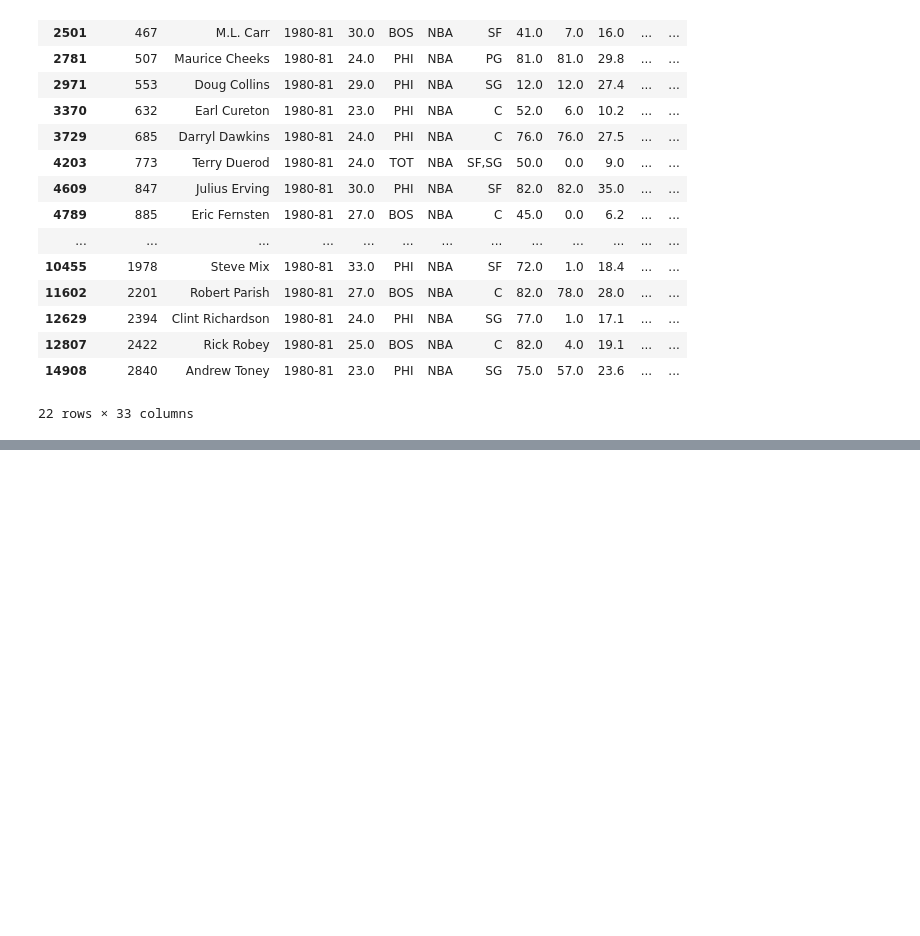
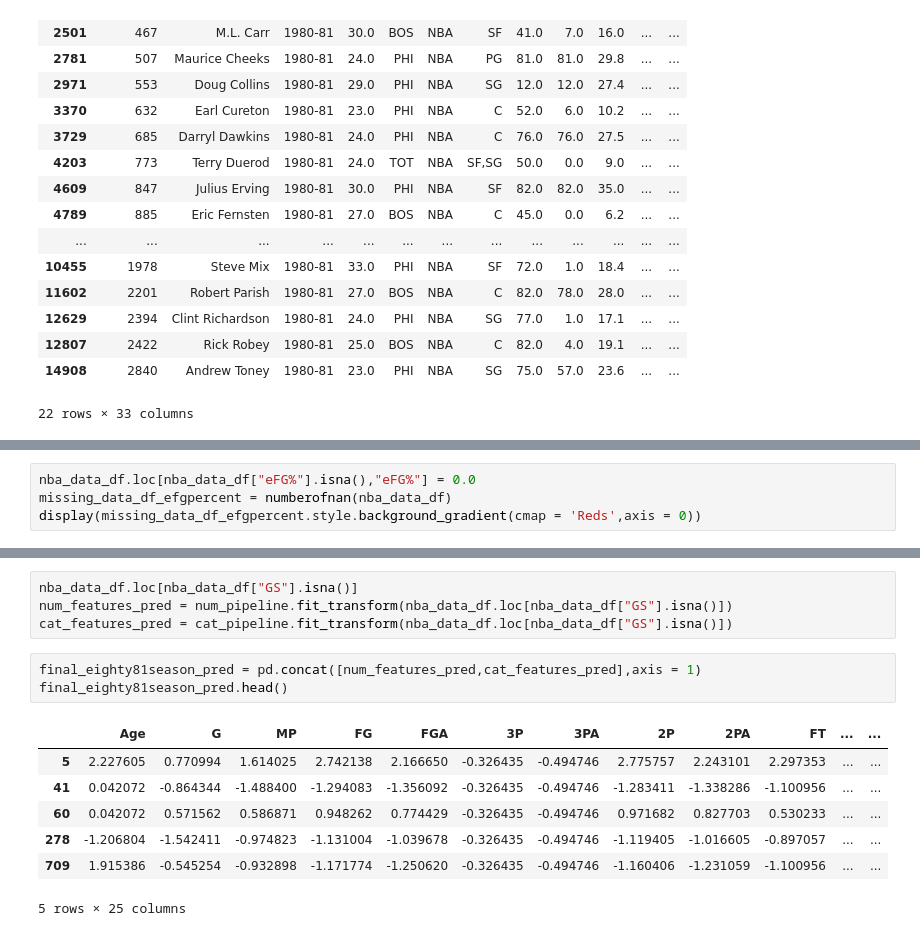
Before and after one commit to Pasindu19970808/NBAData, a Jupyter notebook: NBA_EDA.ipynb, the cells around one changed output, grey strips where cells are left out. Cells and saved outputs as stored; diff of their text form; blank space fills up the shorter version.

```diff
--- a/NBA_EDA.ipynb
+++ b/NBA_EDA.ipynb
@@ -777,0 +851,4 @@ nba_data_df["3P"].std()
+# %%
+nba_data_df.loc[nba_data_df["eFG%"].isna(),"eFG%"] = 0.0
+missing_data_df_efgpercent = numberofnan(nba_data_df)
+display(missing_data_df_efgpercent.style.background_gradient(cmap = 'Reds',axis = 0))
@@ -777,0 +873,15 @@ nba_data_df["3P"].std()
+# %%
+nba_data_df.loc[nba_data_df["GS"].isna()]
+num_features_pred = num_pipeline.fit_transform(nba_data_df.loc[nba_data_df["GS"].isna()])
+cat_features_pred = cat_pipeline.fit_transform(nba_data_df.loc[nba_data_df["GS"].isna()])
+# %%
+final_eighty81season_pred = pd.concat([num_features_pred,cat_features_pred],axis = 1)
+final_eighty81season_pred.head()
+# %% [output]
+|  | Age | G | MP | FG | FGA | 3P | 3PA | 2P | 2PA | FT | ... | ... |
+| 5 | 2.227605 | 0.770994 | 1.614025 | 2.742138 | 2.166650 | -0.326435 | -0.494746 | 2.775757 | 2.243101 | 2.297353 | ... | ... |
+| 41 | 0.042072 | -0.864344 | -1.488400 | -1.294083 | -1.356092 | -0.326435 | -0.494746 | -1.283411 | -1.338286 | -1.100956 | ... | ... |
+| 60 | 0.042072 | 0.571562 | 0.586871 | 0.948262 | 0.774429 | -0.326435 | -0.494746 | 0.971682 | 0.827703 | 0.530233 | ... | ... |
+| 278 | -1.206804 | -1.542411 | -0.974823 | -1.131004 | -1.039678 | -0.326435 | -0.494746 | -1.119405 | -1.016605 | -0.897057 | ... | ... |
+| 709 | 1.915386 | -0.545254 | -0.932898 | -1.171774 | -1.250620 | -0.326435 | -0.494746 | -1.160406 | -1.231059 | -1.100956 | ... | ... |
+5 rows × 25 columns
```
Also changed, not shown: parts of 28 cells of this notebook, 1 other file.
